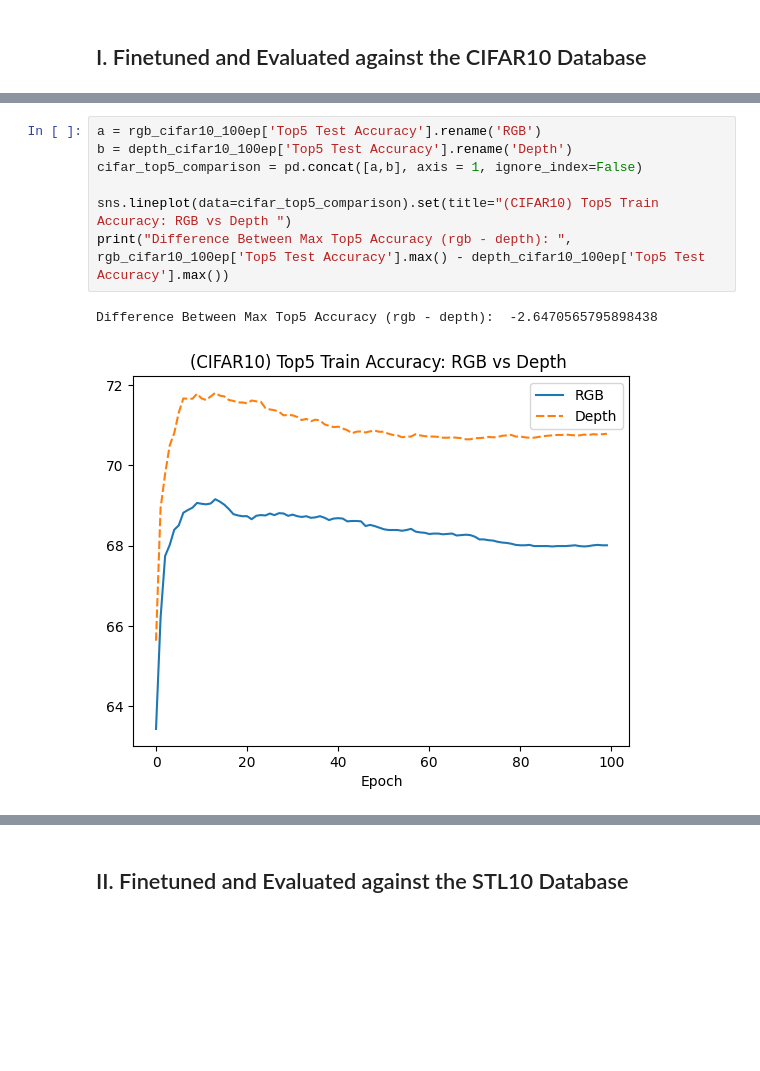
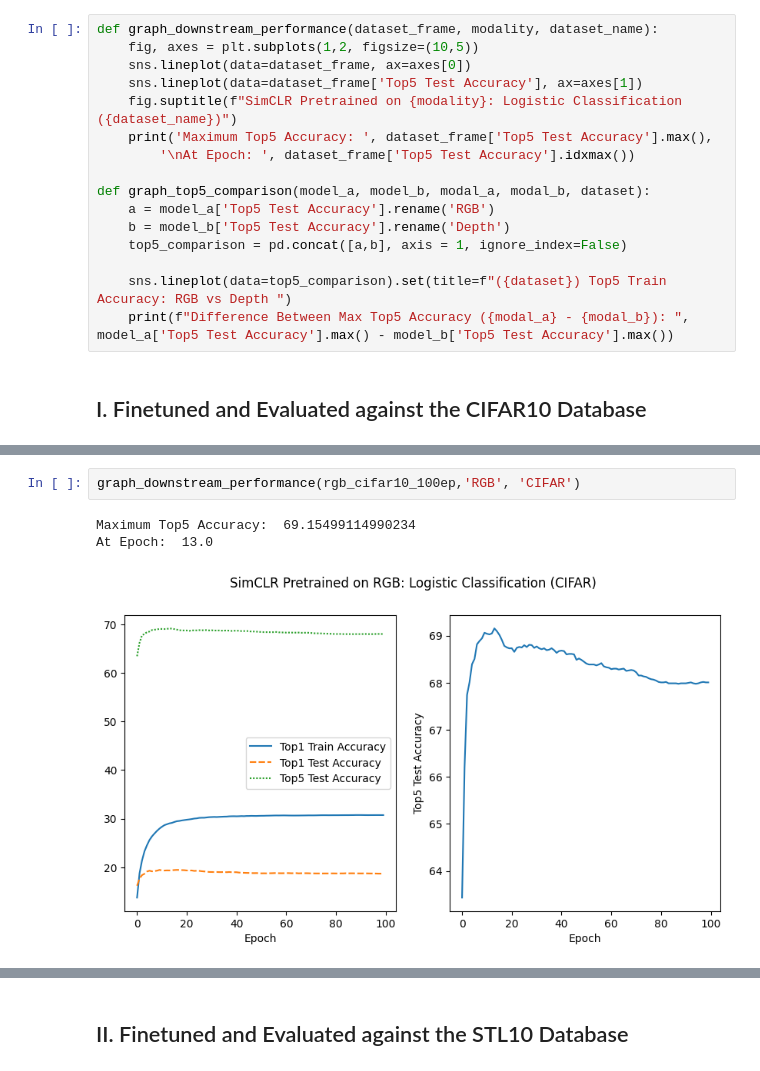
Before and after one commit to RaynorChavez/DatasetCompositionTests, a Jupyter notebook: Linreg_simclr_eval_analysis.ipynb, the cells around one changed output, grey strips where cells are left out. Saved outputs shown, nothing was run; the diff lists cells and outputs as text; blank space fills up the shorter version.

Commit message:
Refactored graph code into functions

```diff
--- a/Linreg_simclr_eval_analysis.ipynb
+++ b/Linreg_simclr_eval_analysis.ipynb
@@ -14,5 +14,21 @@ rgb_cifar10_100ep = rgb_cifar10_100ep.drop('Unnamed: 0', axis=1).set_index('Epoc
 depth_cifar10_100ep = depth_cifar10_100ep.drop('Unnamed: 0', axis=1).set_index('Epoch')
 rgb_stl10_100ep = rgb_stl10_100ep.drop('Unnamed: 0', axis=1).set_index('Epoch')
 depth_stl10_100ep = depth_stl10_100ep.drop('Unnamed: 0', axis=1).set_index('Epoch')
+# %%
+def graph_downstream_performance(dataset_frame, modality, dataset_name):
+    fig, axes = plt.subplots(1,2, figsize=(10,5))
+    sns.lineplot(data=dataset_frame, ax=axes[0])
+    sns.lineplot(data=dataset_frame['Top5 Test Accuracy'], ax=axes[1])
+    fig.suptitle(f"SimCLR Pretrained on {modality}: Logistic Classification ({dataset_name})")
+    print('Maximum Top5 Accuracy: ', dataset_frame['Top5 Test Accuracy'].max(),
+        '\nAt Epoch: ', dataset_frame['Top5 Test Accuracy'].idxmax())
+
+def graph_top5_comparison(model_a, model_b, modal_a, modal_b, dataset):
+    a = model_a['Top5 Test Accuracy'].rename('RGB')
+    b = model_b['Top5 Test Accuracy'].rename('Depth')
+    top5_comparison = pd.concat([a,b], axis = 1, ignore_index=False)
+
+    sns.lineplot(data=top5_comparison).set(title=f"({dataset}) Top5 Train Accuracy: RGB vs Depth ")
+    print(f"Difference Between Max Top5 Accuracy ({modal_a} - {modal_b}): ", model_a['Top5 Test Accuracy'].max() - model_b['Top5 Test Accuracy'].max())
 # %% [markdown]
 ## I. Finetuned and Evaluated against the CIFAR10 Database
@@ -41,10 +35,6 @@ At Epoch:  13.0
-# %%
-a = rgb_cifar10_100ep['Top5 Test Accuracy'].rename('RGB')
-b = depth_cifar10_100ep['Top5 Test Accuracy'].rename('Depth')
-cifar_top5_comparison = pd.concat([a,b], axis = 1, ignore_index=False)
-
-sns.lineplot(data=cifar_top5_comparison).set(title="(CIFAR10) Top5 Train Accuracy: RGB vs Depth ")
-print("Difference Between Max Top5 Accuracy (rgb - depth): ", rgb_cifar10_100ep['Top5 Test Accuracy'].max() - depth_cifar10_100ep['Top5 Test Accuracy'].max())
-# %% [output]
-Difference Between Max Top5 Accuracy (rgb - depth):  -2.6470565795898438
-[figure, removed]
+# %%
+graph_downstream_performance(rgb_cifar10_100ep,'RGB', 'CIFAR')
+# %% [output]
+Maximum Top5 Accuracy:  69.15499114990234
+At Epoch:  13.0
+[figure, added]
```
Also changed, not shown: parts of 11 cells of this notebook.
